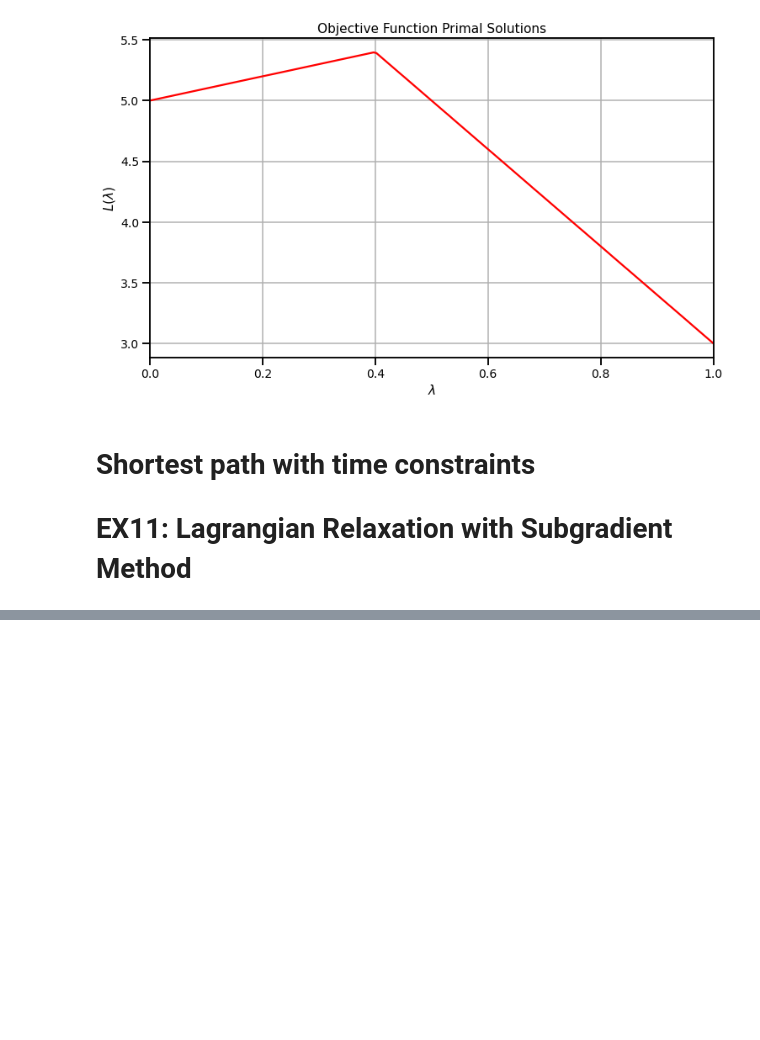
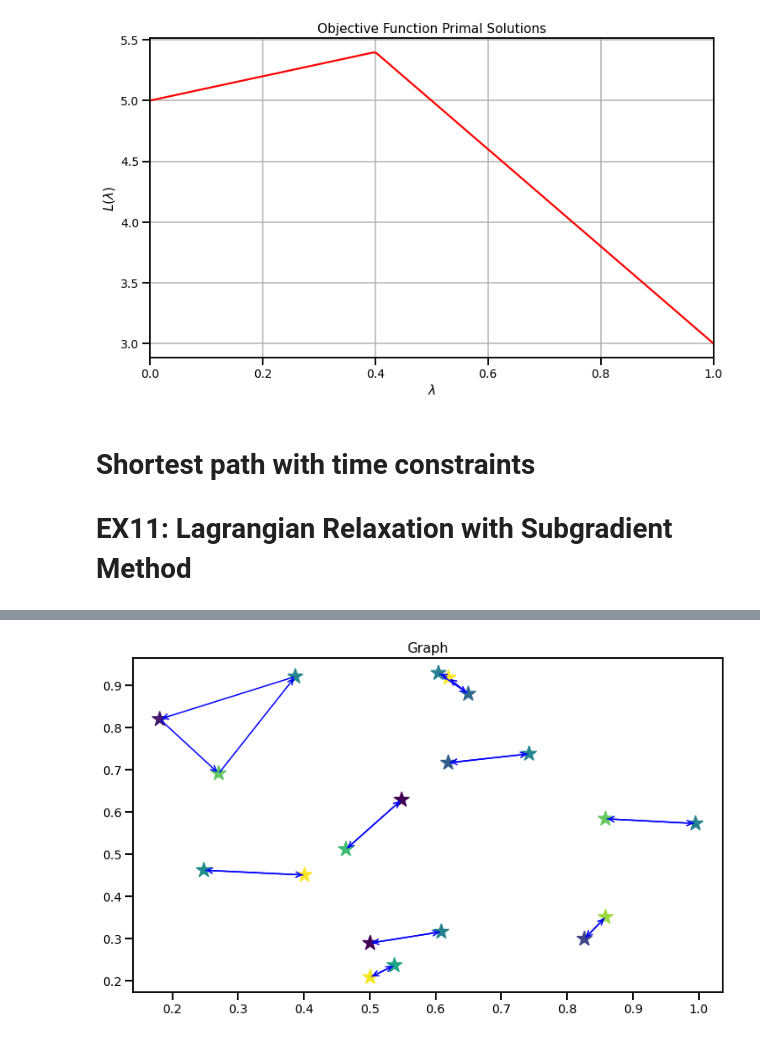
Before and after one commit to OS11-UTN/os11-assignments-osvady93, a Jupyter notebook: Ejercicios_Parte_Practica.ipynb, the cells around one changed output, grey strips where cells are left out. Cells and saved outputs as stored; diff of their text form; code cells hidden in the pictures; blank space fills up the shorter version.

```diff
--- a/Ejercicios_Parte_Practica.ipynb
+++ b/Ejercicios_Parte_Practica.ipynb
@@ -915,13 +895,12 @@ tol=10**-3
 diff=np.inf
 i=1
 
-
 while diff >tol:
 
     # OPTIMIZE:
-    C_monio=(C.T +lambda_i * t.T).T
+    C_m=(C.T +lambda_i * t.T).T
 
-    res = linprog(C_monio, A_eq=Aeq, b_eq=beq, bounds=bounds,method="simplex")
+    res = linprog(C_m, A_eq=Aeq, b_eq=beq, bounds=bounds,method="simplex")
 
     Lagrange= res.fun - lambda_i*T
 
@@ -932,17 +911,24 @@ while diff >tol:
     step=1/i
 
 
+
     lambda_0=lambda_i
 
     lambda_i = lambda_0 + step*gradiente
 
     lambda_i=max(0,lambda_i)
 
-    diff = lambda_i - lambda_0
+    diff = abs(lambda_i - lambda_0)
 
     i+=1
 
-print("The optimum lagrangian multipliers λ  is %0.2f :" % lambda_i )
 
+C_monio=(C.T + lambda_0*t.T).T
+res = linprog(C_monio, A_eq=Aeq, b_eq=beq, bounds=bounds,method="simplex")
+selarcs = get_selected_arcs(arc_idxs, res.x)
+
+
+print('The arcs that make the shortest path will be (from, to): %s \n ' % selarcs)
+print("The optimum lagrangian multipliers λ  is %0.2f : \n" % lambda_0 )
 print("The optimum lagrangian L(λ)  is : %0.2f " % Lagrange)
 # %% [output]
@@ -958,0 +983,63 @@ Lagrange
+# %%
+num=20
+vertex,x,y=generator_point(num)
+NN,C=cost_and_NN(vertex)
+
+
+NA, arc_idxs = nn2na(NN)
+# Aeq
+Aeq_1 = (NA > 0).astype(int)
+Aeq_2 = (NA < 0).astype(int)
+
+Aeq = np.concatenate([Aeq_1, Aeq_2], axis=0)
+
+beq = np.ones([1,Aeq.shape[0]])
+
+
+bounds = tuple([(0, None) for arcs in range(0, Aeq.shape[1])])
+
+# print('## Optimizer inputs ## \n'
+#       'Cost vector: %s \n '
+#       'A_eq Node-Arc matrix:\n%s \n'
+#       'b_eq demand-supply vector: %s \n'
+#       'Bounds of each X arc variable: %s \n' % (C, Aeq, beq, bounds))
+
+
+
+res = linprog(C,  A_eq=Aeq, b_eq=beq, bounds=bounds,method="simplex")
+
+
+# GET THE SOLUTION:
+selarcs = get_selected_arcs(arc_idxs, res.x)
+
+print('## Results ## \n ')
+
+print('The raw solution will be: %s' % res.x)
+
+
+print('The arcs that make the shortest path will be (from, to): %s \n ' % selarcs)
+print("The subtours : ", get_plan(selarcs))
+
+print('The minimum cost will be: %0.2f  \n' % res.fun)
+
+
+
+sns.set_context("talk", font_scale=0.85)
+
+plt.figure(figsize=(12, 7))
+
+colors = np.random.rand(len(x))
+
+plt.scatter(x, y,s=300,marker="*", c=colors)
+
+
+arrowprops = dict(arrowstyle='->', connectionstyle='arc3', edgecolor='blue')
+for i, j in selarcs:
+    plt.annotate('', xy=[x[j],y[j]],xytext=[x[i], y[i]],arrowprops=arrowprops)
+
+
+plt.title('Graph')
+
+
+plt.show()
+# %% [output]
@@ -958,0 +1063 @@ Lagrange
+[figure, added]
```
Also changed, not shown: parts of 8 cells of this notebook.
